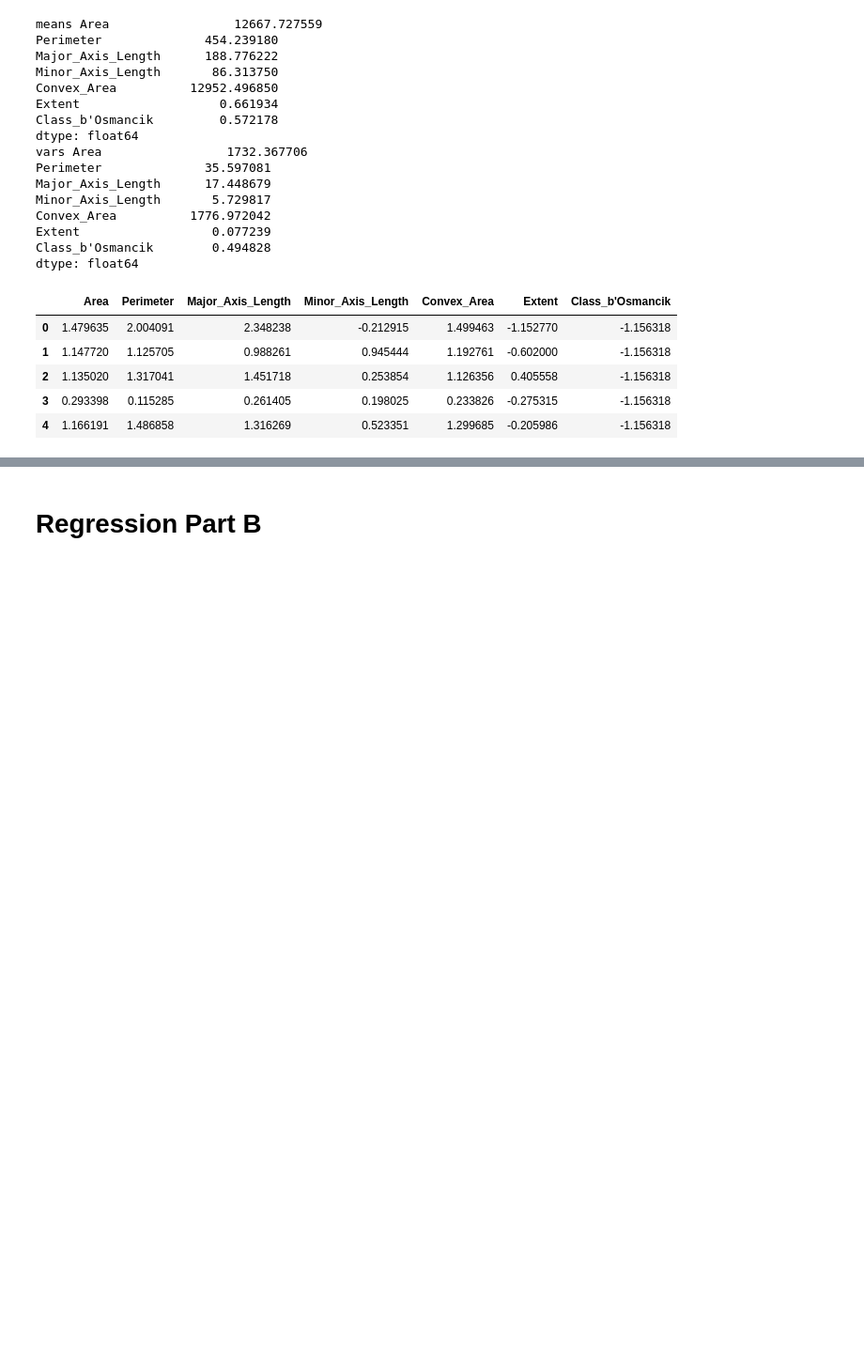
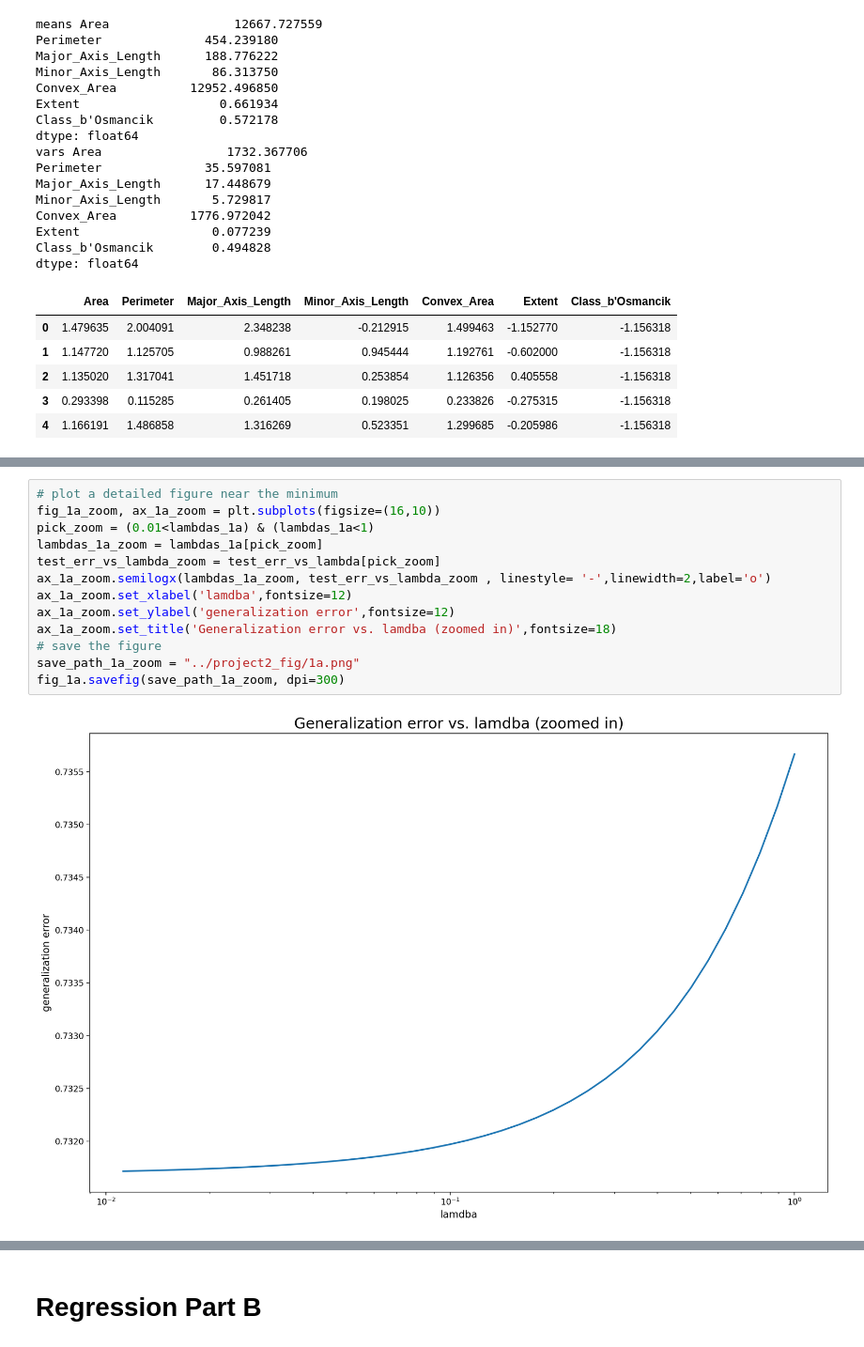
Before and after one commit to y-zhong21/02450project2-group66, a Jupyter notebook: project2.ipynb, the cells around one changed output, grey strips where cells are left out. Shown: that part at 94% size. Drawn from its saved outputs; the diff is of its cells as text; blank space fills up the shorter version.

```diff
--- a/project2.ipynb
+++ b/project2.ipynb
@@ -128,0 +151,15 @@ Text(0.5, 1.0, 'Generalization error vs. lamdba')
+# %%
+# plot a detailed figure near the minimum
+fig_1a_zoom, ax_1a_zoom = plt.subplots(figsize=(16,10))
+pick_zoom = (0.01<lambdas_1a) & (lambdas_1a<1)
+lambdas_1a_zoom = lambdas_1a[pick_zoom]
+test_err_vs_lambda_zoom = test_err_vs_lambda[pick_zoom]
+ax_1a_zoom.semilogx(lambdas_1a_zoom, test_err_vs_lambda_zoom , linestyle= '-',linewidth=2,label='o')
+ax_1a_zoom.set_xlabel('lamdba',fontsize=12)
+ax_1a_zoom.set_ylabel('generalization error',fontsize=12)
+ax_1a_zoom.set_title('Generalization error vs. lamdba (zoomed in)',fontsize=18)
+# save the figure
+save_path_1a_zoom = "../project2_fig/1a.png"
+fig_1a.savefig(save_path_1a_zoom, dpi=300)
+# %% [output]
+[figure, added]
```
Also changed, not shown: parts of 6 cells of this notebook.
